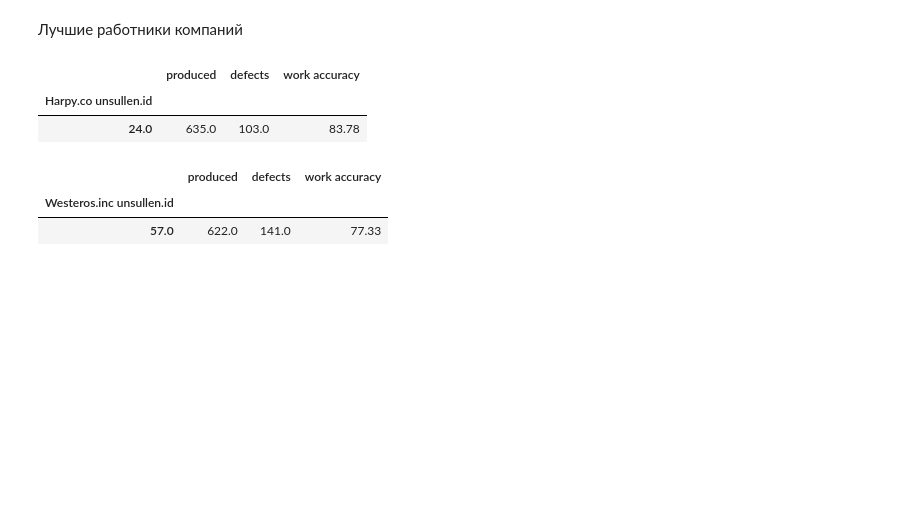
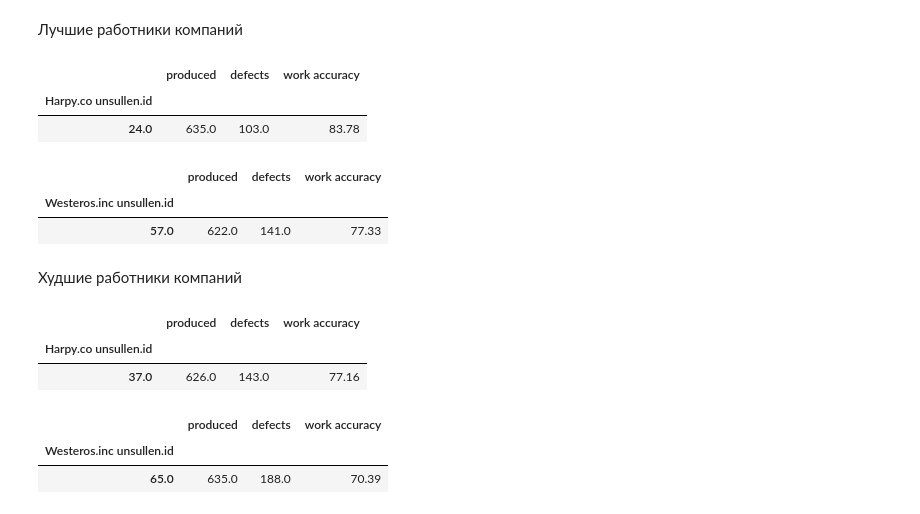
Before and after one commit to mashgen/Analysis, a Jupyter notebook: analysis.ipynb, the cells around one changed output. Saved outputs shown, nothing was run; the diff lists cells and outputs as text; code cells hidden in the pictures; blank space fills up the shorter version.

```diff
--- a/analysis.ipynb
+++ b/analysis.ipynb
@@ -186,3 +186,17 @@ westeros_upr[westeros_upr['work accuracy'] == (westeros_upr['work accuracy']).ma
 |  | produced | defects | work accuracy |
 | Westeros.inc unsullen.id |  |  |  |
 | 57.0 | 622.0 | 141.0 | 77.33 |
+# %% [markdown]
+Худшие работники компаний
+# %%
+harpy_upr[harpy_upr['work accuracy'] == (harpy_upr['work accuracy']).min()]
+# %% [output]
+|  | produced | defects | work accuracy |
+| Harpy.co unsullen.id |  |  |  |
+| 37.0 | 626.0 | 143.0 | 77.16 |
+# %%
+westeros_upr[westeros_upr['work accuracy'] == (westeros_upr['work accuracy']).min()]
+# %% [output]
+|  | produced | defects | work accuracy |
+| Westeros.inc unsullen.id |  |  |  |
+| 65.0 | 635.0 | 188.0 | 70.39 |
```
Also changed, not shown: 1 other file.
